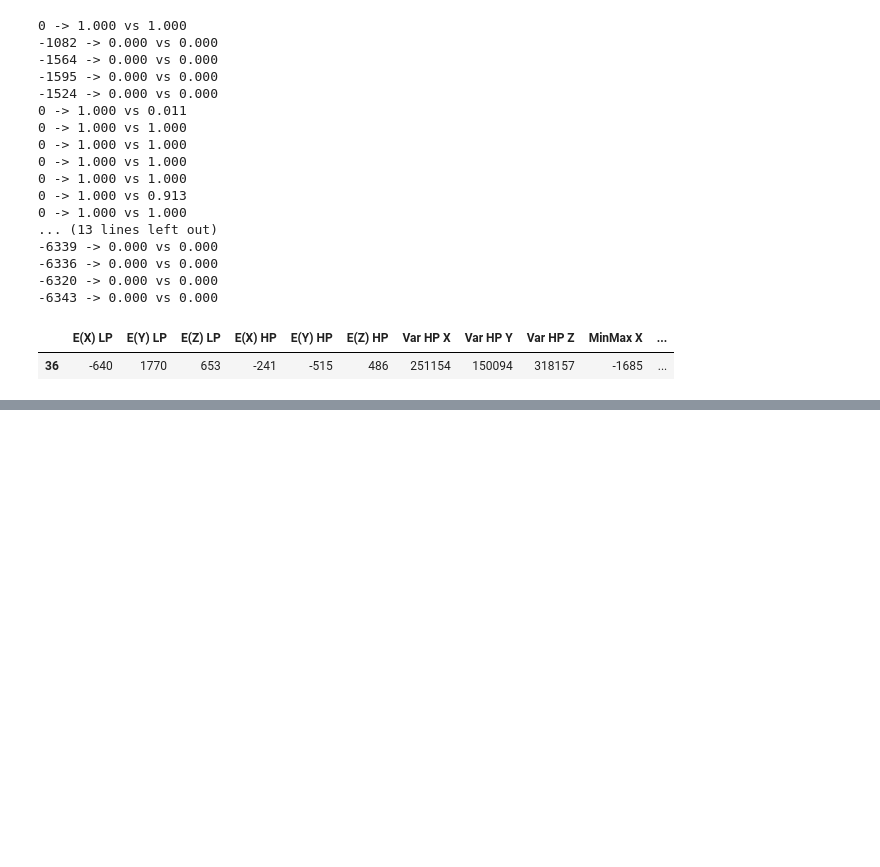
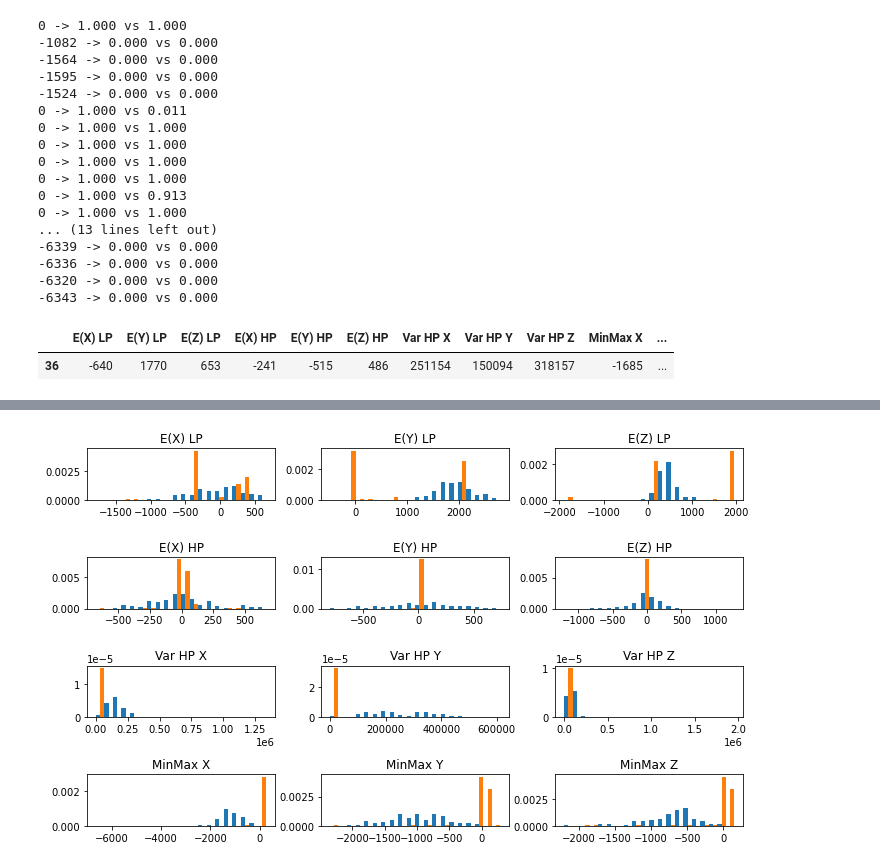
Before and after one commit to LukJA/Warp-firmware, a Jupyter notebook: data/freshdata/newtrain.ipynb, the cells around one changed output, grey strips where cells are left out. Drawn from its saved outputs; the diff is of its cells as text; code cells hidden in the pictures; blank space fills up the shorter version.

```diff
--- a/data/freshdata/newtrain.ipynb
+++ b/data/freshdata/newtrain.ipynb
@@ -257,0 +269,29 @@ walking_test
+# %%
+import numpy as np
+import matplotlib.pyplot as plt
+
+vars = ["E(X) LP","E(Y) LP","E(Z) LP","E(X) HP","E(Y) HP","E(Z) HP","Var HP X","Var HP Y","Var HP Z","MinMax X","MinMax Y","MinMax Z"]
+w = pd.concat([walking1, walking2])
+n = pd.concat([none1, none2])
+labels = ["Walking", "None"]
+
+
+n_bins = 20
+colors = ['tab:blue', 'tab:orange']
+ax = [None for i in range(12)]
+
+fig, ((ax[0], ax[1], ax[2]), (ax[3], ax[4], ax[5]), (ax[6], ax[7], ax[8]), (ax[9], ax[10], ax[11])) = plt.subplots(nrows=4, ncols=3,)
+
+
+for i in range(0, 12):
+
+    x = np.array([w[vars[i]].to_numpy(), n[vars[i]].to_numpy()])
+    ax[i].hist(x, n_bins, histtype='bar', density=True, rwidth=1)
+    ax[i].set_title(vars[i])
+
+fig.set_size_inches(10, 6)
+plt.tight_layout()
+plt.savefig("Histogram.png", transparent=False, dpi=150)
+plt.show()
+# %% [output]
+[figure, added]
```
Also changed, not shown: parts of 3 cells of this notebook, 10 other files.
